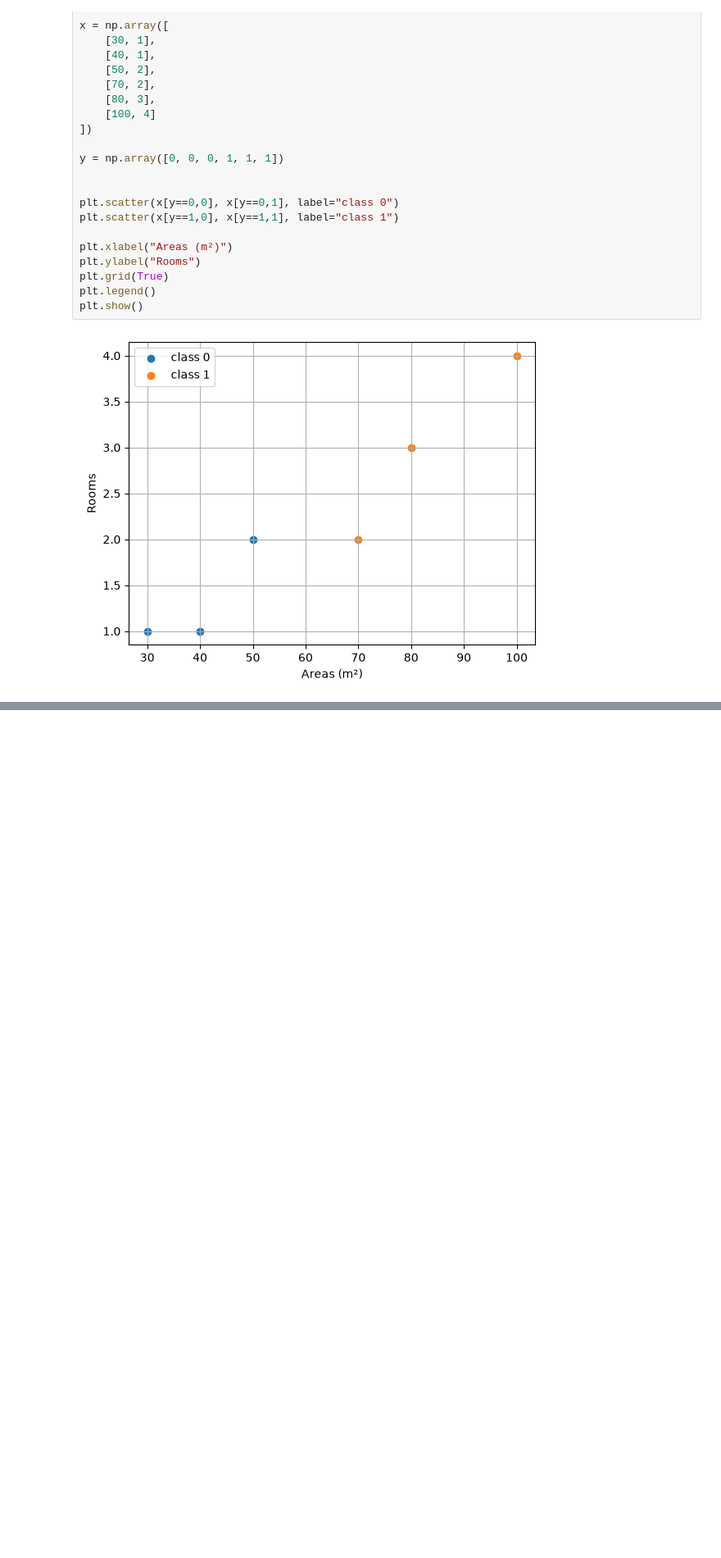
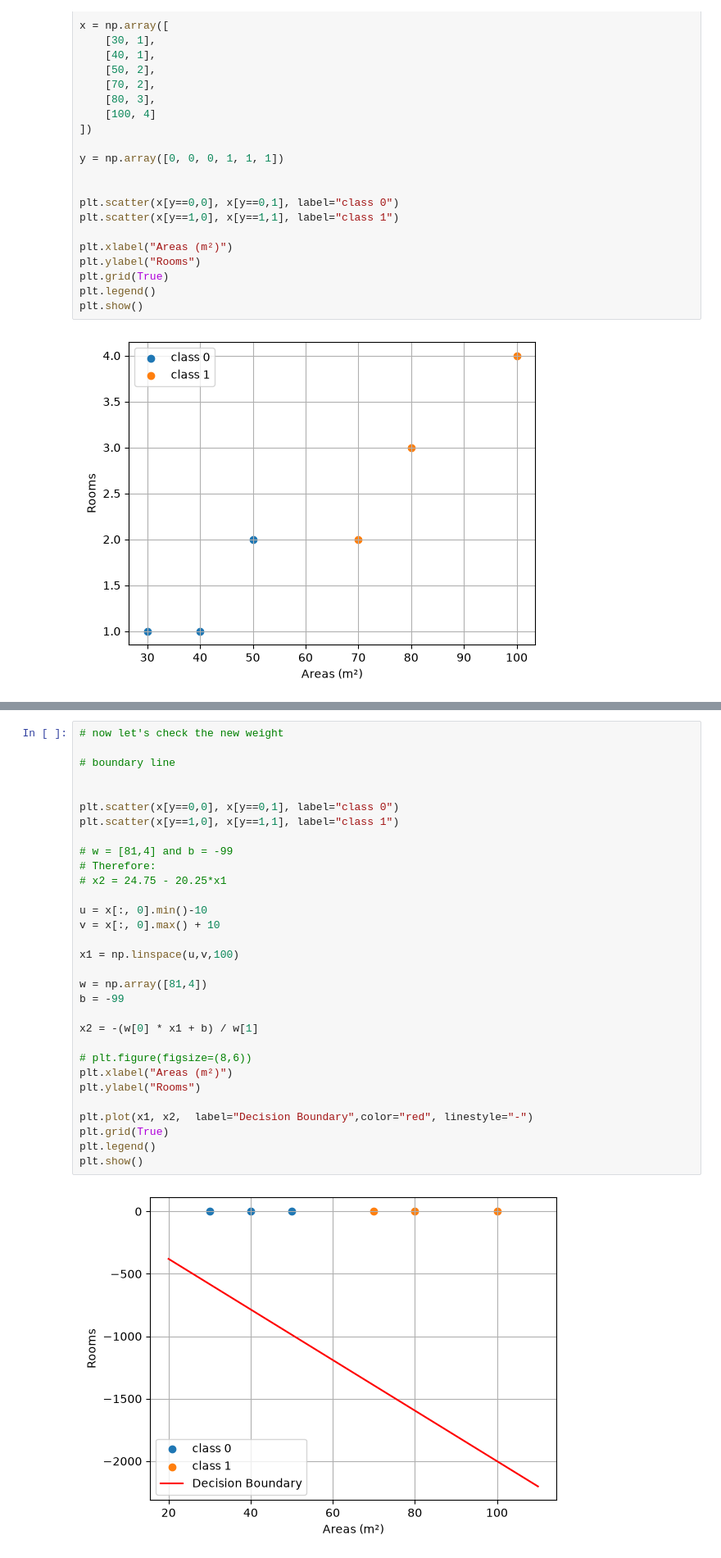
Before and after one commit to igris-nuel/ai-engineering-journey, a Jupyter notebook: projects/01-perceptron-from-scratch/01-perceptron-from-scratch/03_perceptron.ipynb, the cells around one changed output, grey strips where cells are left out. Shown at 82% size. Cells and saved outputs as stored; diff of their text form; blank space fills up the shorter version.

```diff
--- a/projects/01-perceptron-from-scratch/01-perceptron-from-scratch/03_perceptron.ipynb
+++ b/projects/01-perceptron-from-scratch/01-perceptron-from-scratch/03_perceptron.ipynb
@@ -67,0 +162,33 @@ plt.show()
+# %%
+# now let's check the new weight
+
+# boundary line
+
+
+plt.scatter(x[y==0,0], x[y==0,1], label="class 0")
+plt.scatter(x[y==1,0], x[y==1,1], label="class 1")
+
+# w = [81,4] and b = -99
+# Therefore:
+# x2 = 24.75 - 20.25*x1
+
+u = x[:, 0].min()-10
+v = x[:, 0].max() + 10
+
+x1 = np.linspace(u,v,100)
+
+w = np.array([81,4])
+b = -99
+
+x2 = -(w[0] * x1 + b) / w[1]
+
+# plt.figure(figsize=(8,6))
+plt.xlabel("Areas (m²)")
+plt.ylabel("Rooms")
+
+plt.plot(x1, x2,  label="Decision Boundary",color="red", linestyle="-")
+plt.grid(True)
+plt.legend()
+plt.show()
+# %% [output]
+[figure, added]
```
Also changed, not shown: parts of 11 cells of this notebook, 1 other file.
